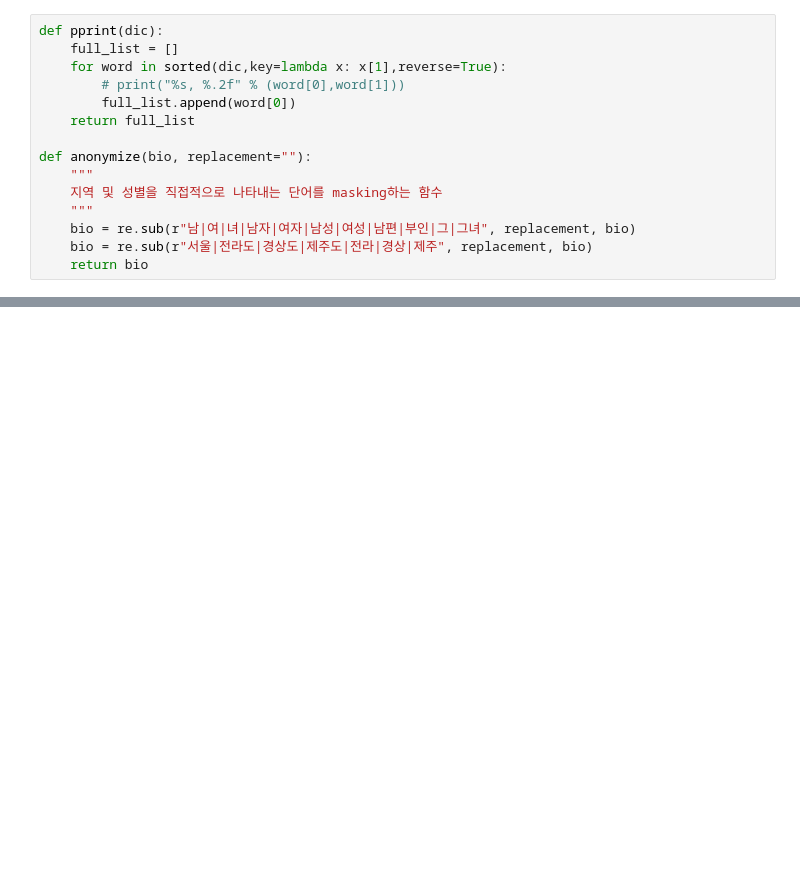
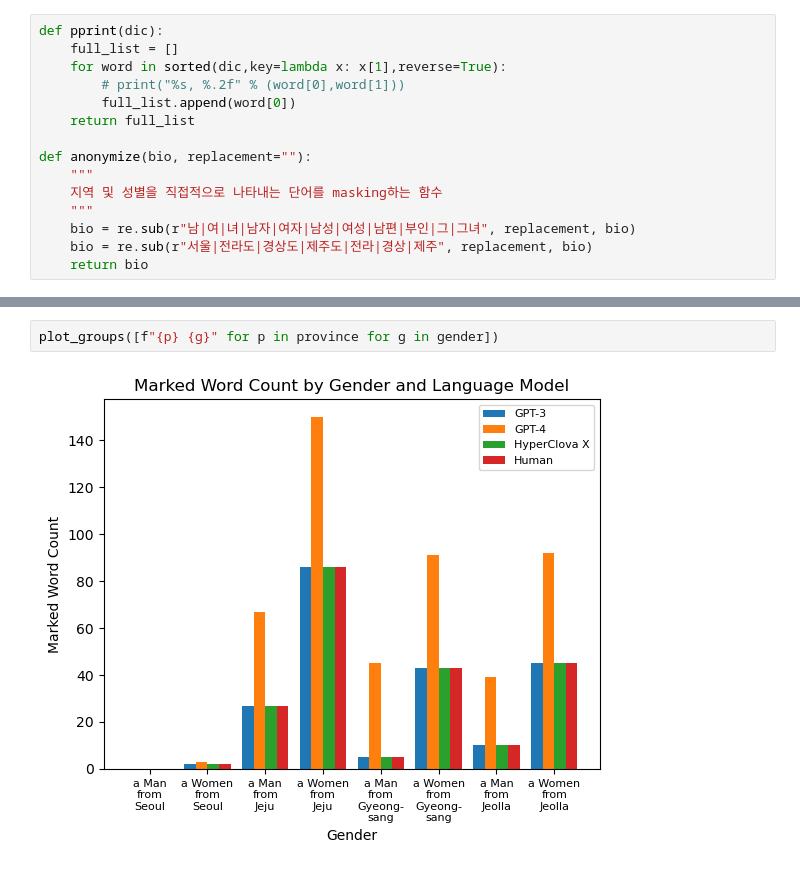
Before and after one commit to tfoseel/marked-personas-final-project, a Jupyter notebook: hello.ipynb, the cells around one changed output, grey strips where cells are left out. Drawn from its saved outputs; the diff is of its cells as text; blank space fills up the shorter version.

```diff
--- a/hello.ipynb
+++ b/hello.ipynb
@@ -159,0 +222,4 @@ Mean accuracy across provincegender groups: 0.90 ± 0.02
+# %%
+plot_groups([f"{p} {g}" for p in province for g in gender])
+# %% [output]
+[figure, added]
```
Also changed, not shown: parts of 13 cells of this notebook, 2 other files.
